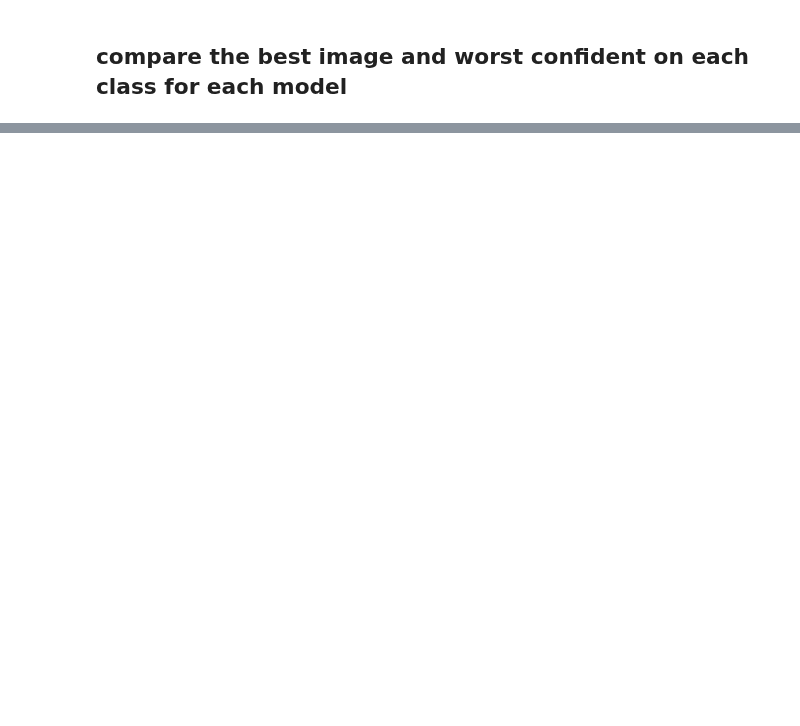
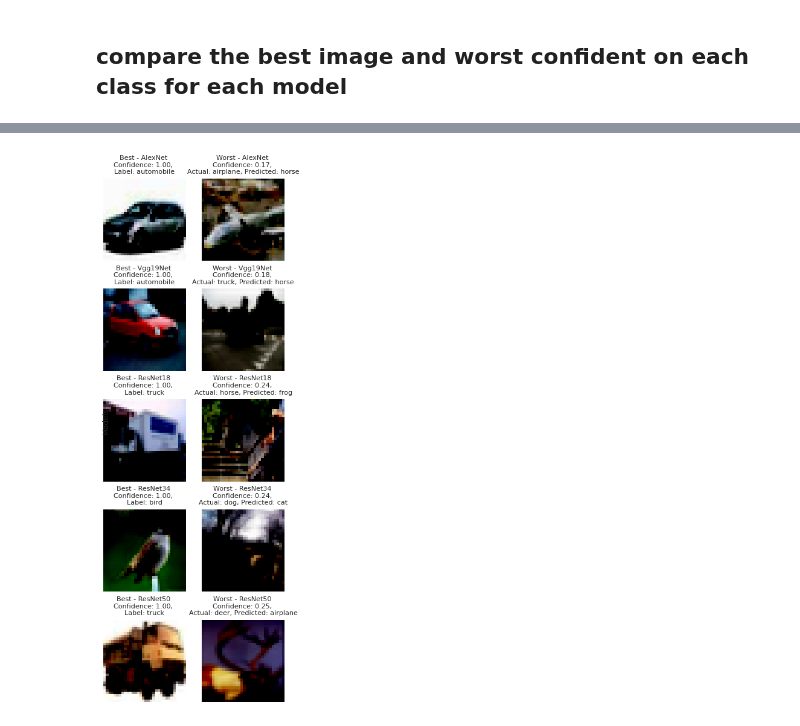
Before and after one commit to possakorn/UoA_DL_2023_3_PK, a Jupyter notebook: Assignment02_v4.0.0_cifar10.ipynb, the cells around one changed output, grey strips where cells are left out. Drawn from its saved outputs; the diff is of its cells as text; code cells hidden in the pictures; blank space fills up the shorter version.

```diff
--- a/Assignment02_v4.0.0_cifar10.ipynb
+++ b/Assignment02_v4.0.0_cifar10.ipynb
@@ -1244,0 +1112,81 @@ WARNING:matplotlib.image:Clipping input data to the valid range for imshow with
+# %%
+import matplotlib.pyplot as plt
+import numpy as np
+import torch
+
+def plot_best_worst_predictions(model_histories, classes):
+    # Set the style for the plot
+    sns.set_style("whitegrid")
+
+    num_models = len(model_histories)
+    fig, axs = plt.subplots(num_models, 2, figsize=(10, 5 * num_models))
+
+    for i, (model_name, results) in enumerate(model_histories.items()):
+        # Best Prediction
+        best_correct = results['best_correct'][0]
+        image = best_correct['image'].cpu().numpy().transpose(1, 2, 0)
+        axs[i, 0].imshow(image)
+        axs[i, 0].set_title(f"Best Prediction - {model_name} \n(Confidence: {best_correct['confidence'].item():.2f}, Label: {classes[best_correct['label']]})", fontsize=12)
+        axs[i, 0].axis('off')
+
+        # Worst Prediction
+        worst_incorrect = results['worst_incorrect'][0]
+        image = worst_incorrect['image'].cpu().numpy().transpose(1, 2, 0)
+        axs[i, 1].imshow(image)
+        axs[i, 1].set_title(f"Worst Prediction - {model_name} \n(Confidence: {worst_incorrect['confidence'].item():.2f}, Actual: {classes[worst_incorrect['label']]}, Predicted: {classes[worst_incorrect['predicted_label']]})", fontsize=12)
+        axs[i, 1].axis('off')
+
+    # Adding labels and title
+    fig.text(0.04, 0.5, 'Models', va='center', rotation='vertical', fontsize=14)
+    fig.text(0.5, 0.04, 'Predictions', ha='center', fontsize=14)
+    plt.suptitle('Best and Worst Predictions Across Models', fontsize=16, y=1.02)
+
+    # Adjust layout
+    plt.tight_layout()
+    plt.subplots_adjust(top=0.95, wspace=0.1, hspace=0.4)
+
+    plt.show()
+
+def plot_best_worst_predictions(model_histories, classes):
+    sns.set_style("whitegrid")
+
+    num_models = len(model_histories)
+    fig_width = 3.3  # inches
+    fig_height = 2 * num_models  # Adjust the height based on the number of models
+    fig, axs = plt.subplots(num_models, 2, figsize=(fig_width, fig_height))
+
+    for i, (model_name, results) in enumerate(model_histories.items()):
+        # Best Prediction
+        best_correct = results['best_correct'][0]
+        image = best_correct['image'].cpu().numpy().transpose(1, 2, 0)
+        axs[i, 0].imshow(image)
+        axs[i, 0].set_title(f"Best - {model_name} \nConfidence: {best_correct['confidence'].item():.2f}, \nLabel: {classes[best_correct['label']]}", fontsize=8)
+        axs[i, 0].axis('off')
+
+        # Worst Prediction
+        worst_incorrect = results['worst_incorrect'][0]
+        image = worst_incorrect['image'].cpu().numpy().transpose(1, 2, 0)
+        axs[i, 1].imshow(image)
+        axs[i, 1].set_title(f"Worst - {model_name} \nConfidence: {worst_incorrect['confidence'].item():.2f}, \nActual: {classes[worst_incorrect['label']]}, Predicted: {classes[worst_incorrect['predicted_label']]}", fontsize=8)
+        axs[i, 1].axis('off')
+
+    # Adding labels and title
+    fig.text(0.04, 0.5, 'Models', va='center', rotation='vertical', fontsize=9)
+    # plt.suptitle('Best and Worst Predictions', fontsize=10, y=1.02)
+
+    # Adjust layout
+    plt.tight_layout()
+    plt.subplots_adjust(top=0.92, wspace=0.2, hspace=0.05)
+
+    plt.show()
+
+# Assuming model_results_1, model_results_2, and model_results_3 are dictionaries that hold the results from different models
+model_histories = {
+    'AlexNet': alexnet_results,
+    'Vgg19Net': vggnet19_results,
+    'ResNet18': resnet18_results,
+    'ResNet34': resnet34_results,
+    'ResNet50': resnet50_results
+}
+plot_best_worst_predictions(model_histories, classes)
+# %% [output]
@@ -1244,0 +1203 @@ WARNING:matplotlib.image:Clipping input data to the valid range for imshow with
+[figure, added]
```
Also changed, not shown: parts of 16 cells of this notebook.
